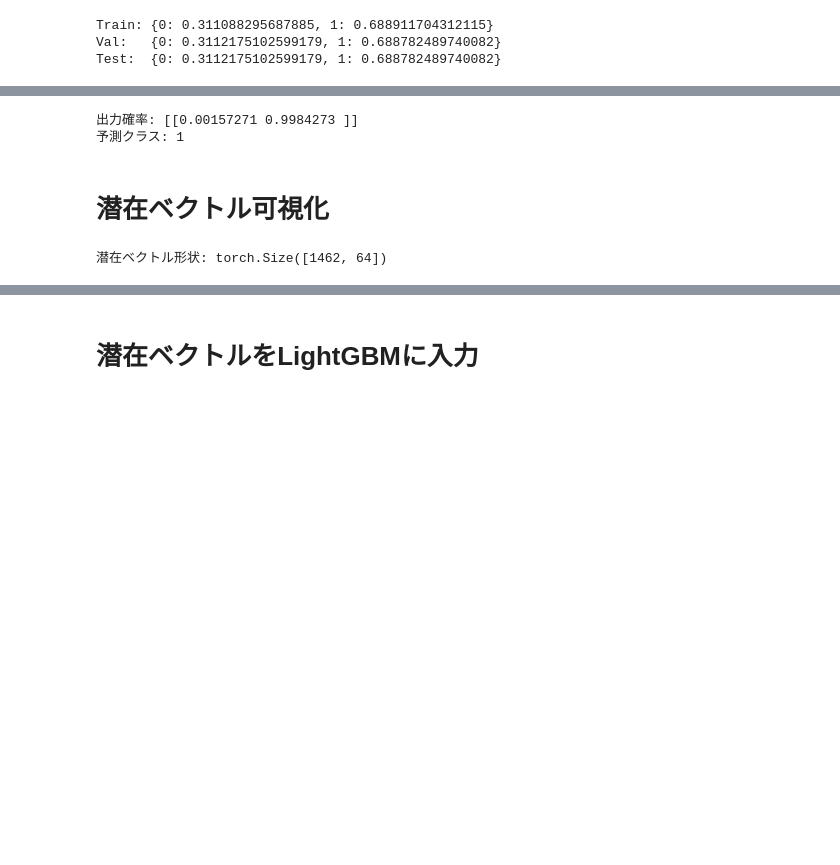
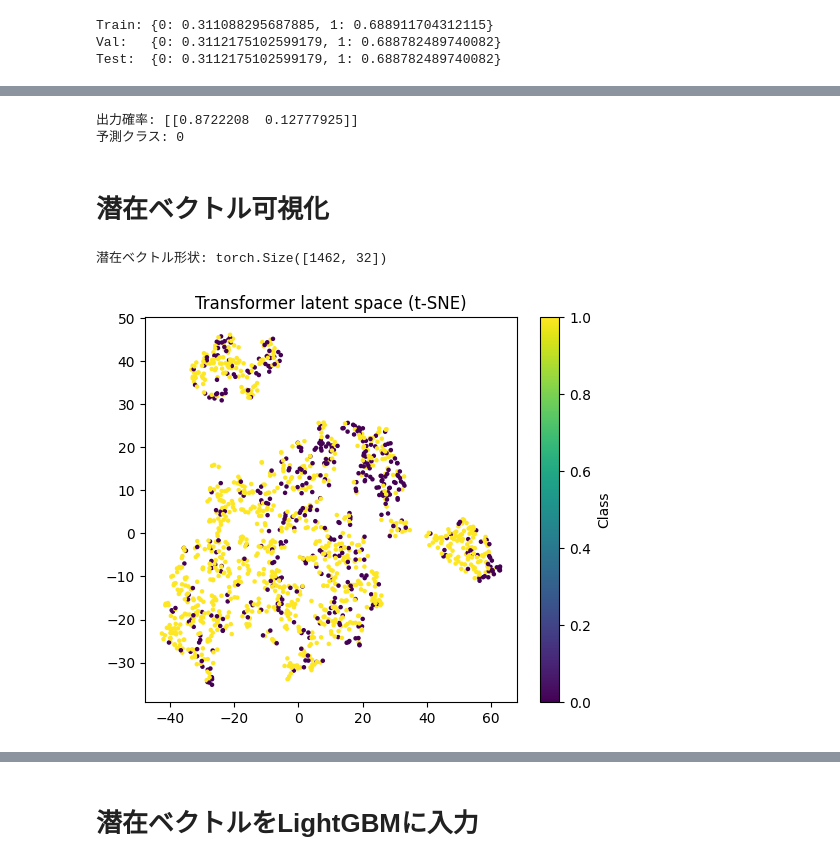
Before and after one commit to shun999/je.docker, a Jupyter notebook: root/workspace/深層学習/20251111/分類テスト2.ipynb, the cells around one changed output, grey strips where cells are left out. Saved outputs shown, nothing was run; the diff lists cells and outputs as text; code cells hidden in the pictures; blank space fills up the shorter version.

```diff
--- a/root/workspace/深層学習/20251111/分類テスト2.ipynb
+++ b/root/workspace/深層学習/20251111/分類テスト2.ipynb
@@ -378,17 +438,12 @@ with torch.no_grad():
     for xb, yb in test_loader:
         xb, yb = xb.to(device), yb.to(device)
 
-        x = embedding(xb)
-        x = transformer(x)
-        x = x.transpose(1, 2)
-        x = pool(x).squeeze(-1)
-        x = fc(x)
-        out = softmax(x)
+        logits = model(xb)
 
-        loss = criterion(out, yb)
+        loss = criterion(logits, yb)
         model_loss += loss.item()
 
-        preds = torch.argmax(out, dim=1)
+        preds = torch.argmax(logits, dim=1)
         all_preds.extend(preds.cpu().numpy())
         all_trues.extend(yb.cpu().numpy())
 
@@ -418,20 +472,17 @@ UnboundLocalError: local variable 'input_tensors' referenced before assignment
 # ======================================
 # 1系列分のダミーデータで確認
 sample = torch.randn(1, seq_len, feature_dim).to(device)
+softmax = nn.Softmax(dim=1)
 
-x = embedding(sample)
-x = transformer(x)
-x = x.transpose(1, 2)
-x = pool(x).squeeze(-1)
-x = fc(x)
-out = softmax(x)
+logits = model(sample)
+out = softmax(logits)
 
 pred_class = torch.argmax(out, dim=1).item()
 print("出力確率:", out.detach().cpu().numpy())
 print("予測クラス:", pred_class)
 # %% [output]
-出力確率: [[0.00157271 0.9984273 ]]
-予測クラス: 1
+出力確率: [[0.8722208  0.12777925]]
+予測クラス: 0
 # %% [markdown]
 # 潜在ベクトル可視化
 # %%
@@ -442,22 +493,37 @@ print("予測クラス:", pred_class)
 latent_vectors = []
 true_labels = []
 
+model.eval()
 with torch.no_grad():
     for xb, yb in test_loader:
         xb = xb.to(device)
 
-        # Transformer内部出力を取得
-        x = embedding(xb)
-        x = transformer(x)  # (batch, seq_len, hidden_dim)
+        # Transformerの系列出力 (B, L, H)
+        h_seq = model.forward_with_sequence(xb) # Transformer層を通ったあとの状態
+        # h_seq = model.extract_pooled(xb) # Pooling層を通ったあとの状態
 
-        # 系列平均を潜在ベクトルとする（Global Average Pooling）
-        latent = x.mean(dim=1)  # (batch, hidden_dim)
+        # 系列平均を潜在ベクトルに（Global Average Pooling と等価）
+        latent = h_seq.mean(dim=1)          # (B, H)
+
         latent_vectors.append(latent.cpu())
-        true_labels.append(yb)
+        true_labels.append(yb.cpu())
 
-latent_vectors = torch.cat(latent_vectors, dim=0)
-true_labels = torch.cat(true_labels, dim=0)
-
+latent_vectors = torch.cat(latent_vectors, dim=0)  # (N, H)
+true_labels    = torch.cat(true_labels, dim=0)     # (N,)
 print("潜在ベクトル形状:", latent_vectors.shape)
 # %% [output]
-潜在ベクトル形状: torch.Size([1462, 64])
+潜在ベクトル形状: torch.Size([1462, 32])
+# %%
+from sklearn.manifold import TSNE
+import matplotlib.pyplot as plt
+
+tsne = TSNE(n_components=2, perplexity=30, random_state=42)
+latent_2d = tsne.fit_transform(latent_vectors)
+
+plt.figure(figsize=(6,5))
+plt.scatter(latent_2d[:,0], latent_2d[:,1], c=true_labels, cmap="viridis", s=5)
+plt.colorbar(label="Class")
+plt.title("Transformer latent space (t-SNE)")
+plt.show()
+# %% [output]
+[figure, added]
```
Also changed, not shown: parts of 13 cells of this notebook, 2 other files.
